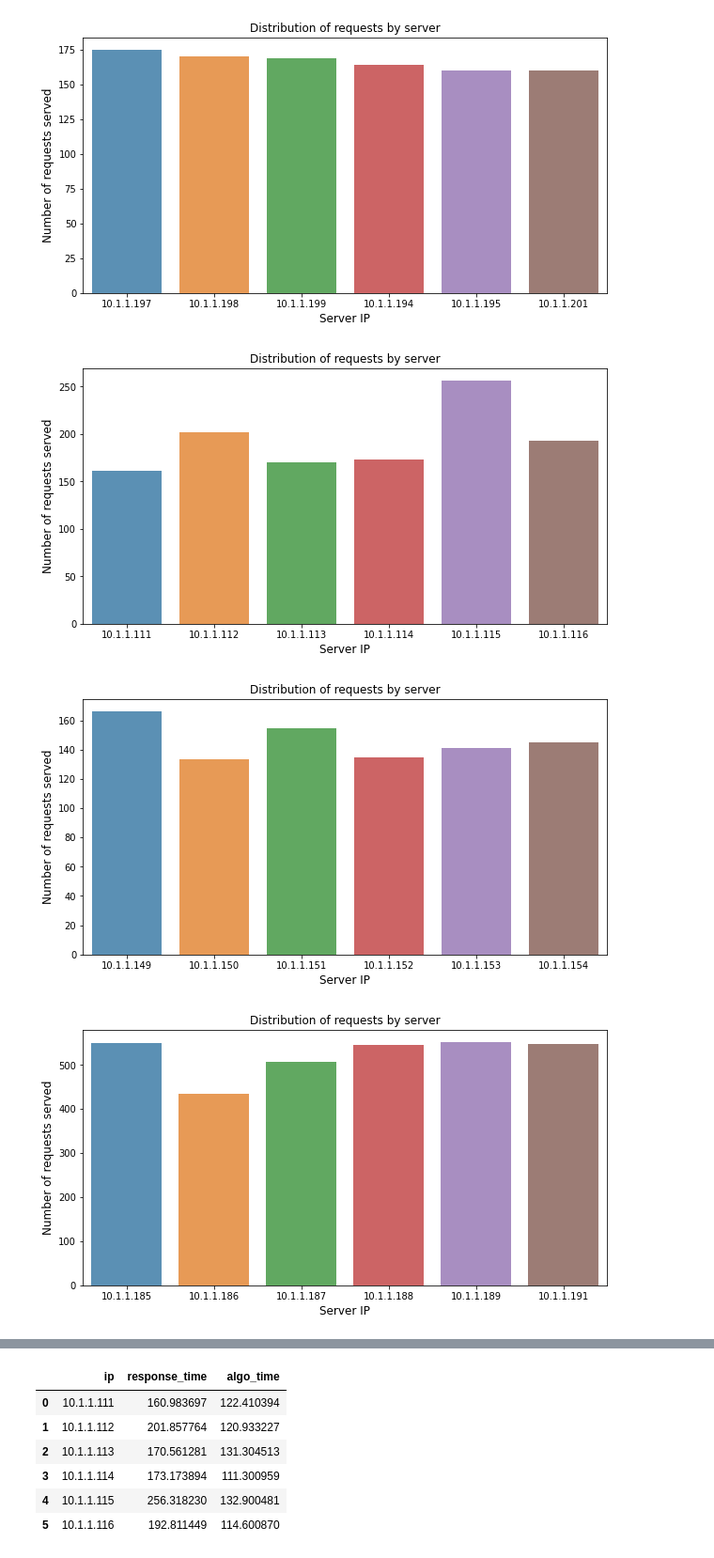
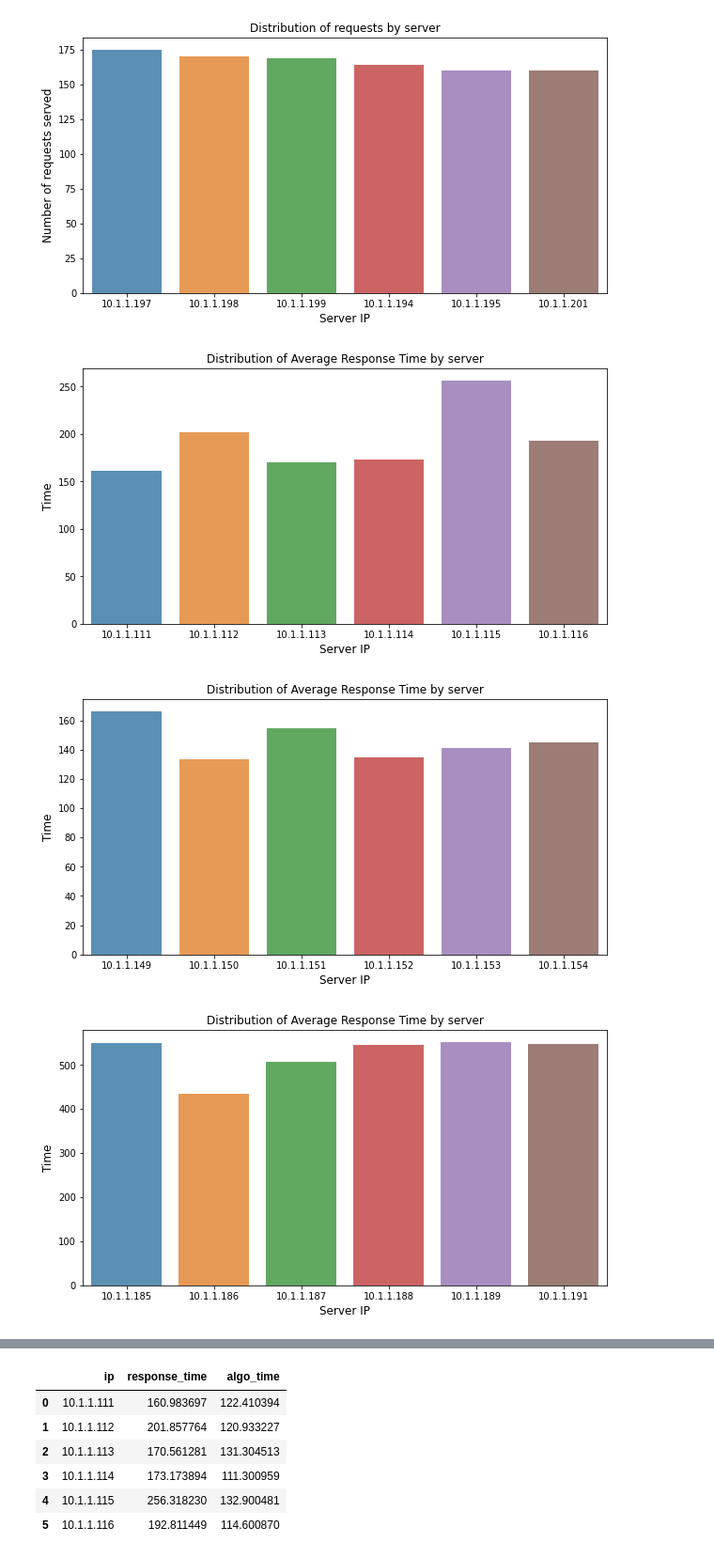
Before and after one commit to nirajmg/networkLB, a Jupyter notebook: nlb.ipynb, the cells around one changed output, grey strips where cells are left out. Shown at 94% size. Cells and saved outputs as stored; diff of their text form; code cells hidden in the pictures.

```diff
--- a/nlb.ipynb
+++ b/nlb.ipynb
@@ -19,0 +49,24 @@ for df in [wrr,rr,lrt,iph]:
+# %%
+ptsize = 8
+for i,df in enumerate([wrr,rr,lrt,iph]):
+  if i==0:
+    algo="Weighted Round Robin"
+  elif i==1:
+    algo="Round Robin"
+  elif i==2:
+    algo="Least Response Time"
+  else:
+    algo="IP Hash"
+
+  ips = np.unique(df.ip)
+  plt.figure(figsize=(10,5))
+  plt.scatter(df.index, np.ma.masked_where(df.ip != ips[0],df.algo_time), c='magenta', s=ptsize, label=ips[0])
+  plt.scatter(df.index, np.ma.masked_where(df.ip != ips[1],df.algo_time), c='blue', s=ptsize, label=ips[1])
+  plt.scatter(df.index, np.ma.masked_where(df.ip != ips[2],df.algo_time), c='green', s=ptsize, label=ips[2])
+  plt.scatter(df.index, np.ma.masked_where(df.ip != ips[3],df.algo_time), c='black', s=ptsize, label=ips[3])
+  plt.scatter(df.index, np.ma.masked_where(df.ip != ips[4],df.algo_time), c='red', s=ptsize, label=ips[4])
+  plt.legend()
+  plt.title('Algorithm Execution Time Evolution over Interval of Requests ({})'.format(algo))
+  plt.ylabel('Algo Execution Time')
+  plt.xlabel('Request #')
+  plt.show()
@@ -39,16 +97,22 @@ for df in [wrr,rr,lrt,iph]:
 [figure]
 [figure]
 [figure]
+# %%
+#Average response time by algoritm
+average_response_times = []
+def printAvgTimePerAlgo(df):
+  average_response_times.append(df['response_time'].mean())
 # %%
 for df in [wrr,rr,lrt,iph]:
   avg_time = df.groupby('ip').mean().reset_index()
+  printAvgTimePerAlgo(avg_time)
   plt.figure(figsize=(10,5))
   sns.barplot(avg_time.ip, avg_time.response_time, alpha=0.8)
-  plt.title('Distribution of requests by server')
-  plt.ylabel('Number of requests served', fontsize=12)
+  plt.title('Distribution of Average Response Time by server')
+  plt.ylabel('Time', fontsize=12)
   plt.xlabel('Server IP', fontsize=12)
   plt.show()
 # %% [output]
-[figure, old version]
+[figure, new version]
-[figure, old version]
+[figure, new version]
-[figure, old version]
+[figure, new version]
```
Also changed, not shown: parts of 6 cells of this notebook.
